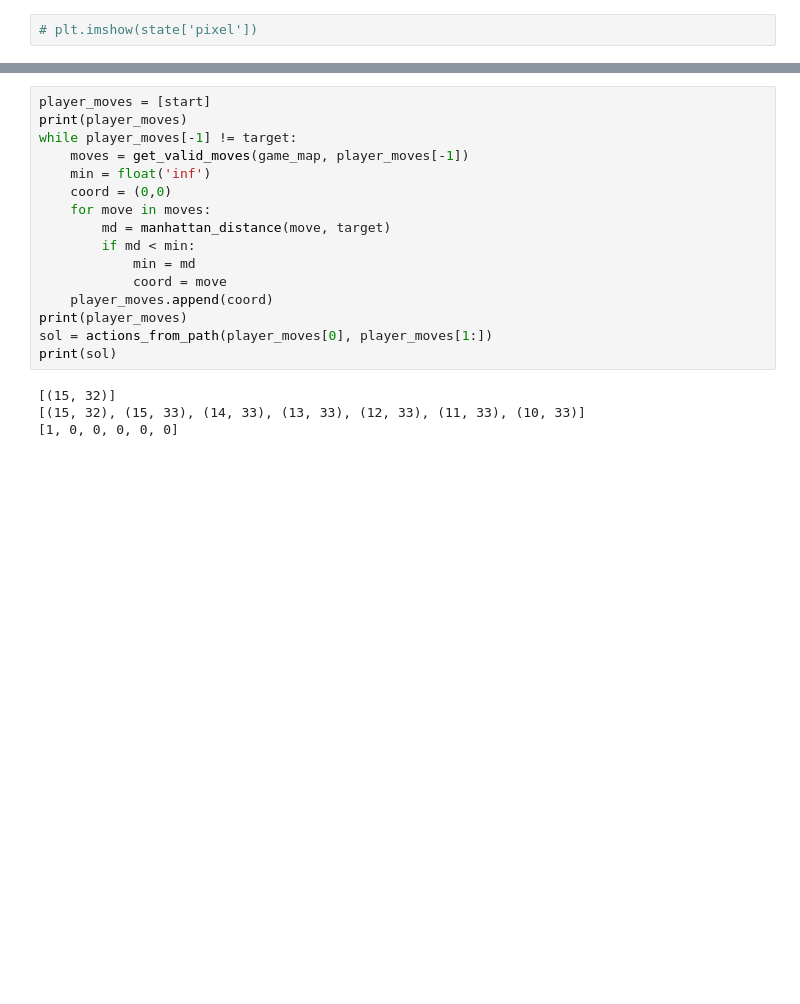
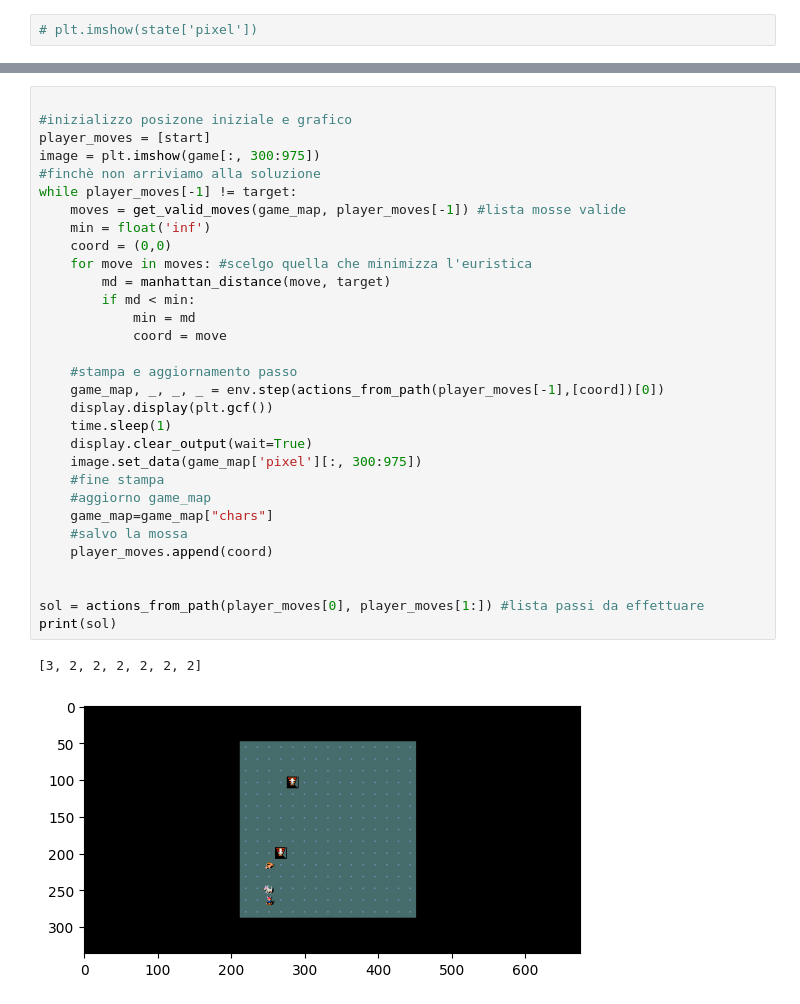
Before and after one commit to francescapoli98/minihack-agent, a Jupyter notebook: report.ipynb, the cells around one changed output, grey strips where cells are left out. Saved outputs shown, nothing was run; the diff lists cells and outputs as text; blank space fills up the shorter version.

Commit message:
path finding with plot (no fights)

```diff
--- a/report.ipynb
+++ b/report.ipynb
@@ -107,21 +91,35 @@ print(moves)
 # %%
+
+#inizializzo posizone iniziale e grafico
 player_moves = [start]
-print(player_moves)
+image = plt.imshow(game[:, 300:975])
+#finchè non arriviamo alla soluzione
 while player_moves[-1] != target:
-    moves = get_valid_moves(game_map, player_moves[-1])
+    moves = get_valid_moves(game_map, player_moves[-1]) #lista mosse valide
     min = float('inf')
     coord = (0,0)
-    for move in moves:
+    for move in moves: #scelgo quella che minimizza l'euristica
         md = manhattan_distance(move, target)
         if md < min:
             min = md
             coord = move
+
+    #stampa e aggiornamento passo
+    game_map, _, _, _ = env.step(actions_from_path(player_moves[-1],[coord])[0])
+    display.display(plt.gcf())
+    time.sleep(1)
+    display.clear_output(wait=True)
+    image.set_data(game_map['pixel'][:, 300:975])
+    #fine stampa
+    #aggiorno game_map
+    game_map=game_map["chars"]
+    #salvo la mossa
     player_moves.append(coord)
-print(player_moves)
-sol = actions_from_path(player_moves[0], player_moves[1:])
+
+
+sol = actions_from_path(player_moves[0], player_moves[1:]) #lista passi da effettuare
 print(sol)
 # %% [output]
-[(15, 32)]
-[(15, 32), (15, 33), (14, 33), (13, 33), (12, 33), (11, 33), (10, 33)]
-[1, 0, 0, 0, 0, 0]
+[3, 2, 2, 2, 2, 2, 2]
+[figure, added]
 # %%
```
Also changed, not shown: parts of 10 cells of this notebook.
